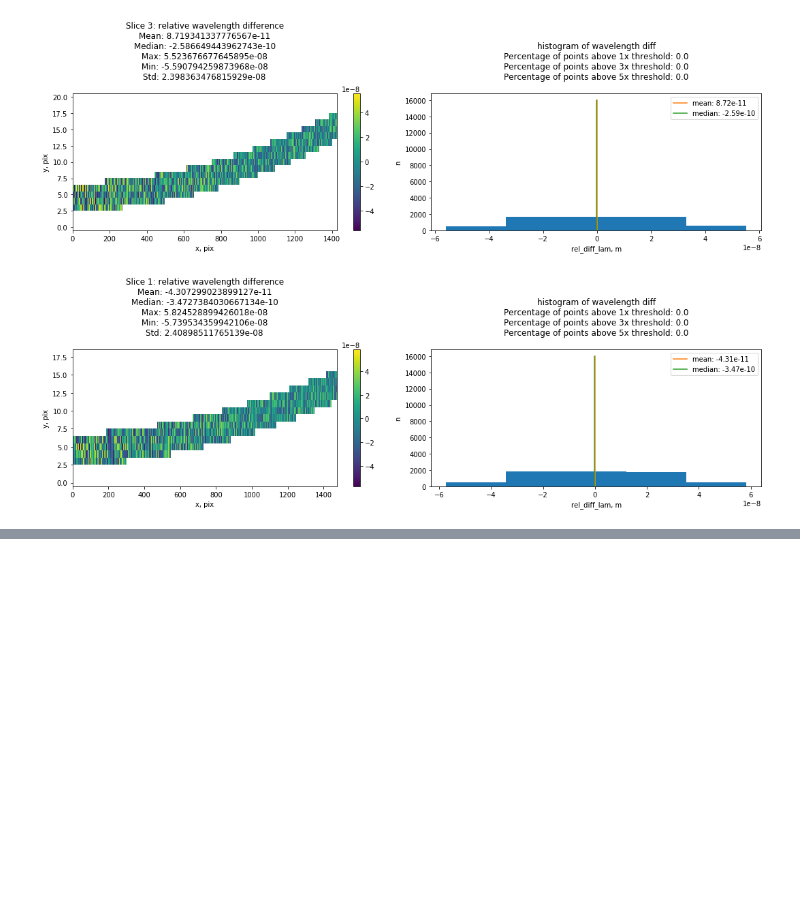
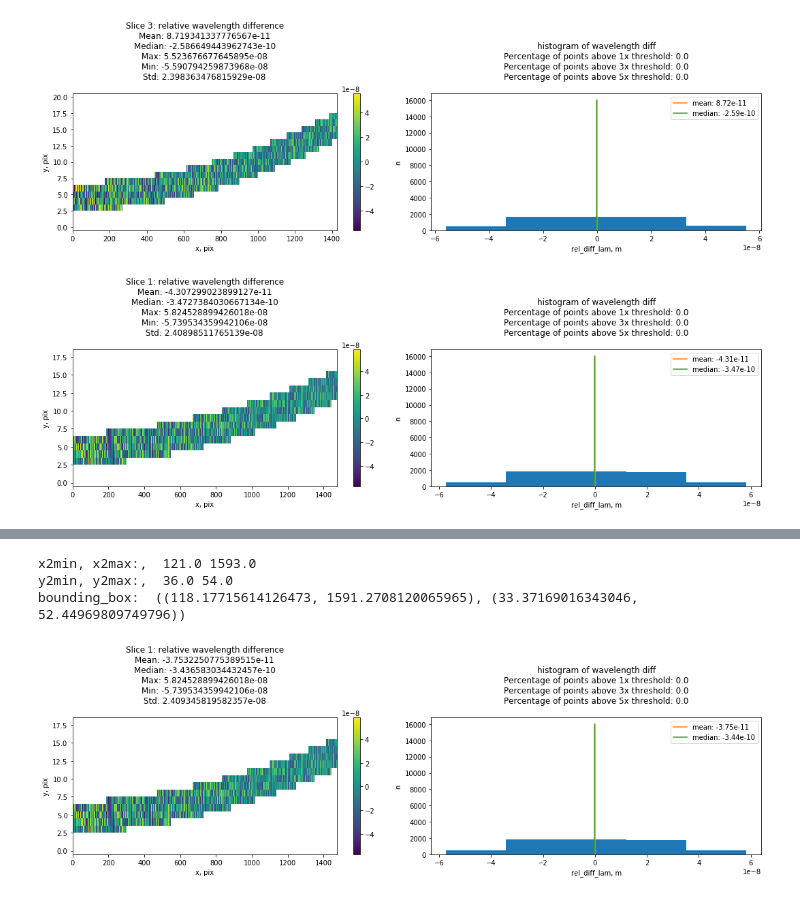
Before and after one commit to nden/nrs_testing, a Jupyter notebook: msa/NRS2_MOS.ipynb, the cells around one changed output, grey strips where cells are left out. Drawn from its saved outputs; the diff is of its cells as text; code cells hidden in the pictures; blank space fills up the shorter version.

```diff
--- a/msa/NRS2_MOS.ipynb
+++ b/msa/NRS2_MOS.ipynb
@@ -117,5 +123,11 @@ The pipeline appends one final transform for NRS2 detector. It assumes the instr
 # %%
+# x1, y1 are 1-based - from above astropy.wcs computation
+
+x2 = -1 * (x1 - 2049)
+y2 = -1 * (y1 - 2049)
+
 # Compute ra, dec and lambda
+# x2, y2 are also 1-based, so subtract 1 to pass 0-based coordinates to the pipeline
 ra, dec, lam = wcs_slice(x2-1, y2-1, with_bounding_box=False)
 lam *= 10**-6
 
@@ -170,0 +254,65 @@ ValueError: zero-size array to reduction operation maximum which has no identity
+# %%
+# x1, y1 are 1-based - from above astropy.wcs computation
+
+x2 = -1 * (x1 - 2049)
+y2 = -1 * (y1 - 2049)
+
+# Compute ra, dec and lambda
+# x2, y2 are also 1-based, so subtract 1 to pass 0-based coordinates to the pipeline
+ra, dec, lam = wcs_slice(x2-1, y2-1, with_bounding_box=True)
+lam *= 10**-6
+print('x2min, x2max:, ', x2.min(), x2.max())
+print('y2min, y2max:, ', y2.min(), y2.max())
+print('bounding_box: ', wcs_slice.bounding_box)
+# Compute indices for slit-y between -.5 and .5
+in_slit = np.logical_and(slit1<.5, slit1>-.5)
+lam[~in_slit] = np.nan
+nanind = np.isnan(lam)
+notnan = ~nanind
+# Set lam values outside the slit to NaN
+lam1[nanind] = np.nan
+
+# Compute the difference in wavelength
+rel_diff_lam = (lam1 - lam) / lam1
+
+# Compute statistics for notnan indices
+mean = np.mean(rel_diff_lam[notnan])
+median = np.median(rel_diff_lam[notnan])
+dmax = np.max(rel_diff_lam[notnan])
+dmin = np.min(rel_diff_lam[notnan])
+dstd = np.std(rel_diff_lam[notnan])
+percentage_results = compute_percentage(rel_diff_lam, 1e-7)
+
+title1 = "Slice {}: relative wavelength difference\n".format(slice_id)
+title1 += "Mean: {}\n".format(mean)
+title1 += "Median: {}\n".format(median)
+title1 += "Max: {}\n".format(dmax)
+title1 += "Min: {}\n".format(dmin)
+title1 += "Std: {}\n".format(dstd)
+
+title2 = "histogram of wavelength diff\n"
+title2 += "Percentage of points above 1x threshold: {}\n".format(percentage_results[0])
+title2 += "Percentage of points above 3x threshold: {}\n".format(percentage_results[1])
+title2 += "Percentage of points above 5x threshold: {}\n".format(percentage_results[2])
+
+fig = plt.figure(figsize=(15, 5))
+ax1 = plt.subplot(1,2,1)
+i1 = ax1.imshow(rel_diff_lam, aspect='auto')
+plt.title(title1)
+plt.colorbar(i1, ax=ax1 )
+plt.xlabel('x, pix')
+plt.ylabel('y, pix')
+ax2 = plt.subplot(1,2,2)
+i2 = plt.hist(rel_diff_lam[~np.isnan(rel_diff_lam)].flatten(), bins=5)
+ax2.plot([mean]*2, [0,16000], label="mean: {:3.2e}".format(mean))
+ax2.plot([median]*2, [0,16000], label="median: {:3.2e}".format(median))
+ax2.legend()
+plt.title(title2)
+plt.xlabel('rel_diff_lam, m')
+plt.ylabel('n')
+fig.tight_layout()
+# %% [output]
+x2min, x2max:,  121.0 1593.0
+y2min, y2max:,  36.0 54.0
+bounding_box:  ((118.17715614126473, 1591.2708120065965), (33.37169016343046, 52.44969809749796))
+[figure, added]
```
Also changed, not shown: parts of 6 cells of this notebook.
